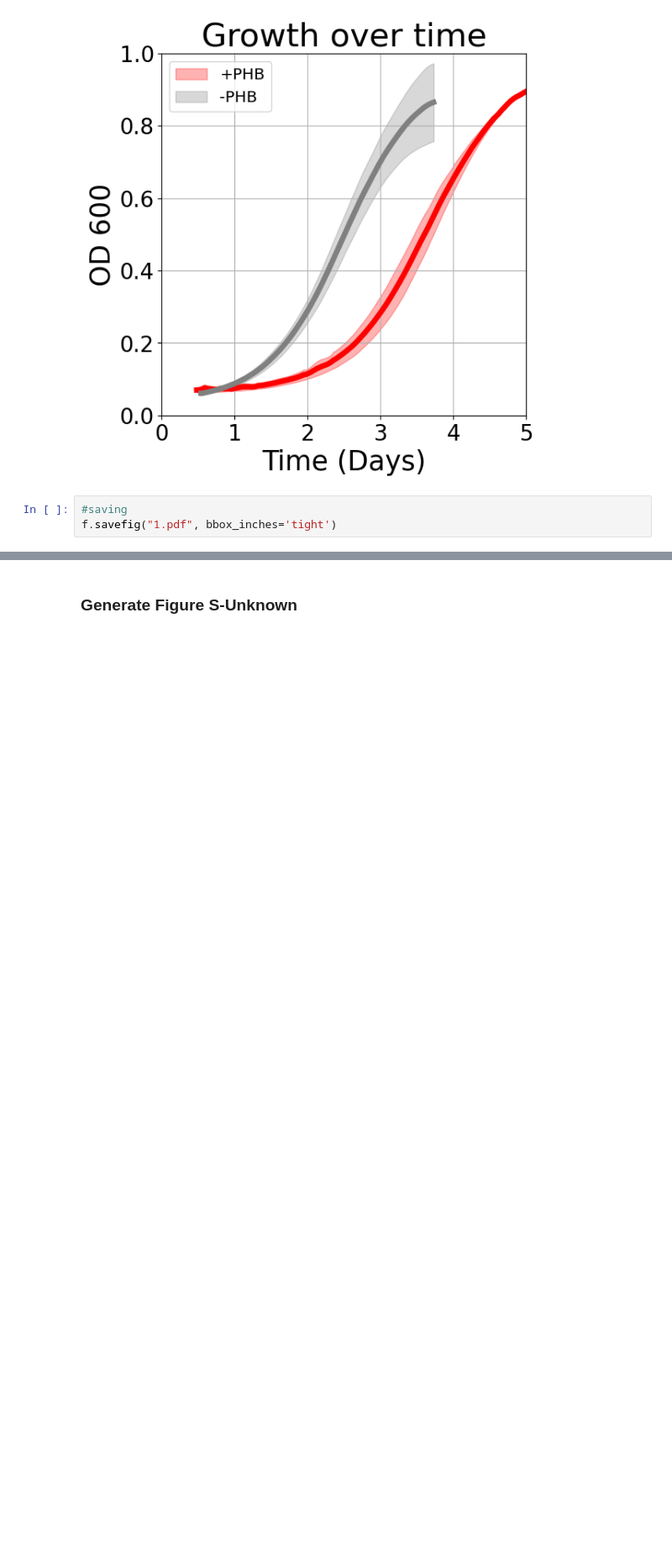
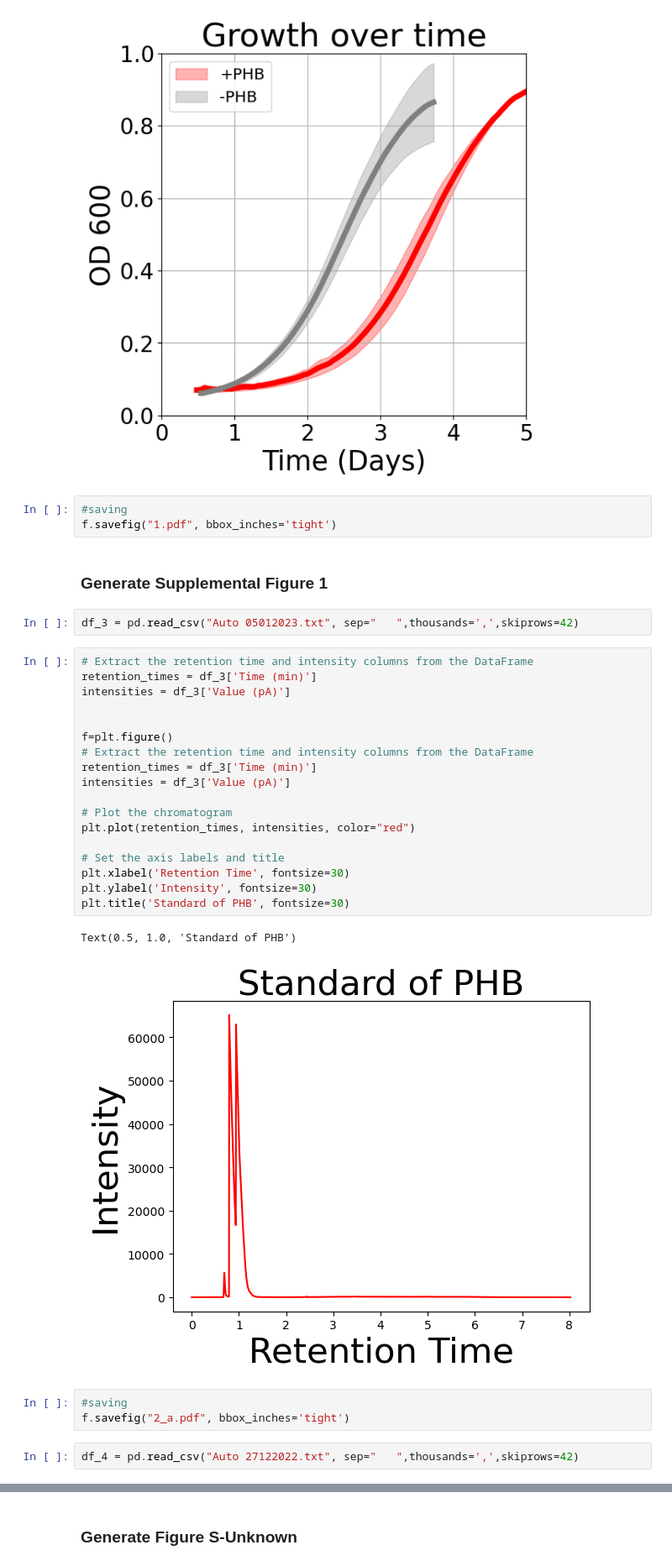
Before and after one commit to dosvidaria/rGlyP-PHB, a Jupyter notebook: paper.ipynb, the cells around one changed output, grey strips where cells are left out. Shown at 84% size. Cells and saved outputs as stored; diff of their text form; blank space fills up the shorter version.

```diff
--- a/paper.ipynb
+++ b/paper.ipynb
@@ -124,3 +124,33 @@ Text(0.5, 0, 'Time (Days)')
 # %%
 #saving
 f.savefig("1.pdf", bbox_inches='tight')
+# %% [markdown]
+### Generate Supplemental Figure 1
+# %%
+df_3 = pd.read_csv("Auto 05012023.txt", sep="	",thousands=',',skiprows=42)
+# %%
+# Extract the retention time and intensity columns from the DataFrame
+retention_times = df_3['Time (min)']
+intensities = df_3['Value (pA)']
+
+
+f=plt.figure()
+# Extract the retention time and intensity columns from the DataFrame
+retention_times = df_3['Time (min)']
+intensities = df_3['Value (pA)']
+
+# Plot the chromatogram
+plt.plot(retention_times, intensities, color="red")
+
+# Set the axis labels and title
+plt.xlabel('Retention Time', fontsize=30)
+plt.ylabel('Intensity', fontsize=30)
+plt.title('Standard of PHB', fontsize=30)
+# %% [output]
+Text(0.5, 1.0, 'Standard of PHB')
+[figure, added]
+# %%
+#saving
+f.savefig("2_a.pdf", bbox_inches='tight')
+# %%
+df_4 = pd.read_csv("Auto 27122022.txt", sep="	",thousands=',',skiprows=42)
```
Also changed, not shown: parts of 4 cells of this notebook.
